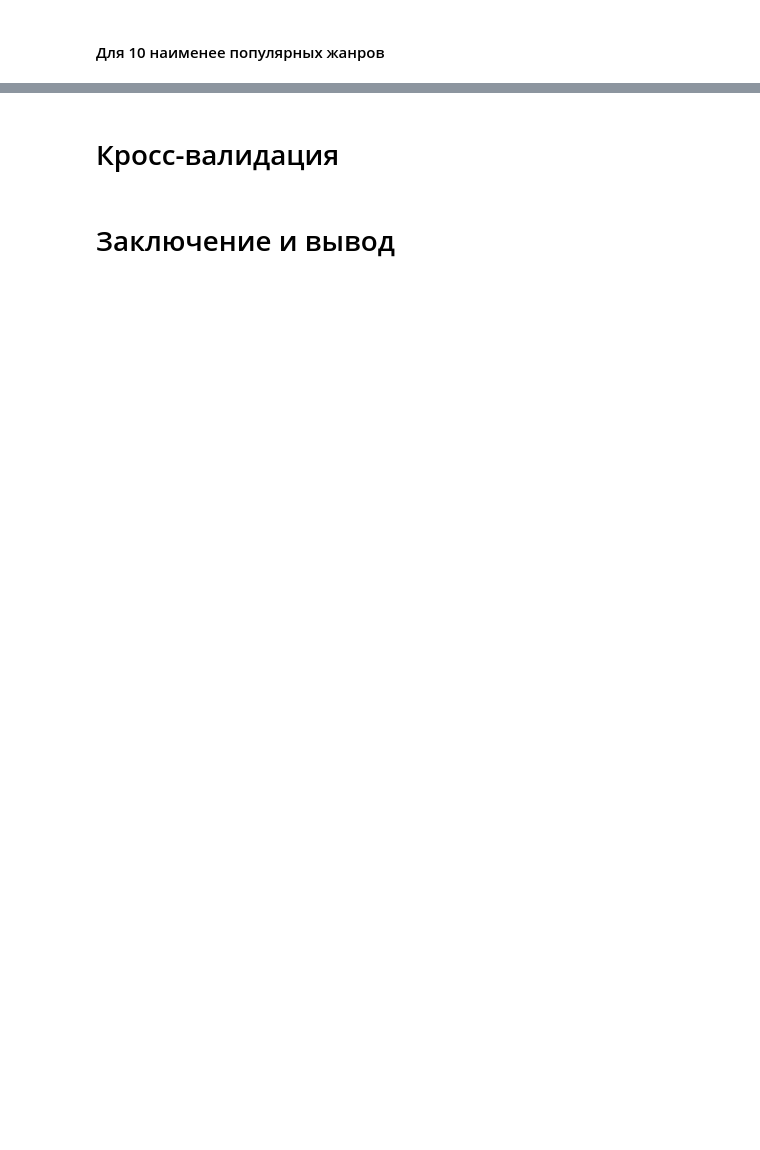
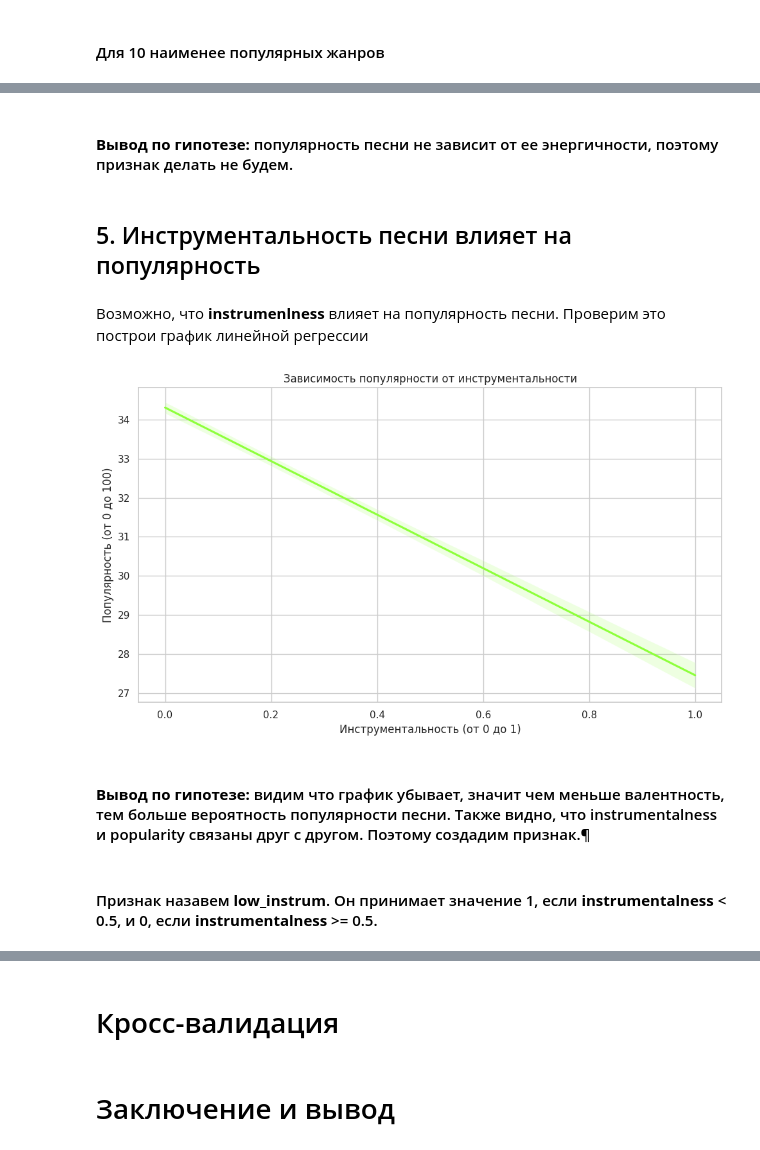
Before and after one commit to pilmeha/kaggleSpotify, a Jupyter notebook: GarmaevSpotify.ipynb, the cells around one changed output, grey strips where cells are left out. Saved outputs shown, nothing was run; the diff lists cells and outputs as text; code cells hidden in the pictures; blank space fills up the shorter version.

```diff
--- a/GarmaevSpotify.ipynb
+++ b/GarmaevSpotify.ipynb
@@ -506,0 +519,25 @@ AttributeError: 'Text' object has no property 'ba'
+# %% [markdown]
+#### **Вывод по гипотезе:** популярность песни не зависит от ее энергичности, поэтому признак делать не будем.
+# %% [markdown]
+## 5. Инструментальность песни влияет на популярность
+# %% [markdown]
+Возможно, что **instrumenlness** влияет на популярность песни. Проверим это построи график линейной регрессии
+# %%
+plt.figure(figsize=(10, 6))
+
+#добавляем линейную регрессию для лучшего предстваления зависимости
+sns.regplot(x='instrumentalness', y='popularity', data=df, scatter=False, color='#8eff3c')
+
+plt.title('Зависимость популярности от инструментальности')
+plt.xlabel('Инструментальность (от 0 до 1)')
+plt.ylabel('Популярность (от 0 до 100)')
+
+#отображаем график
+plt.tight_layout()
+plt.show()
+# %% [output]
+[figure, added]
+# %% [markdown]
+#### **Вывод по гипотезе:** видим что график убывает, значит чем меньше валентность, тем больше вероятность популярности песни. Также видно, что instrumentalness и popularity связаны друг с другом. Поэтому создадим признак.¶
+# %% [markdown]
+#### Признак назавем **low_instrum**. Он принимает значение 1, если **instrumentalness** < 0.5, и 0, если **instrumentalness** >= 0.5.
```
Also changed, not shown: parts of 113 cells of this notebook.
